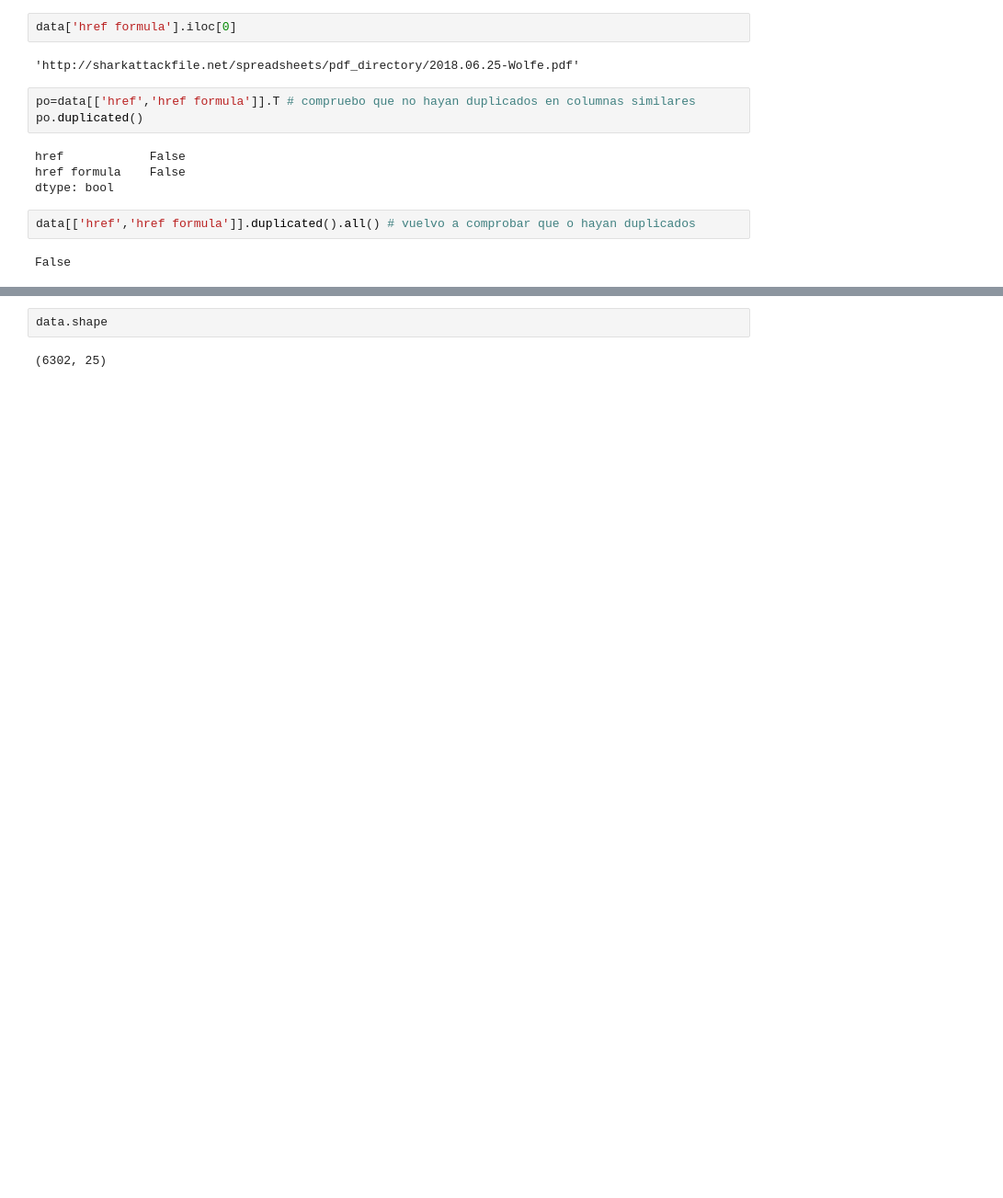
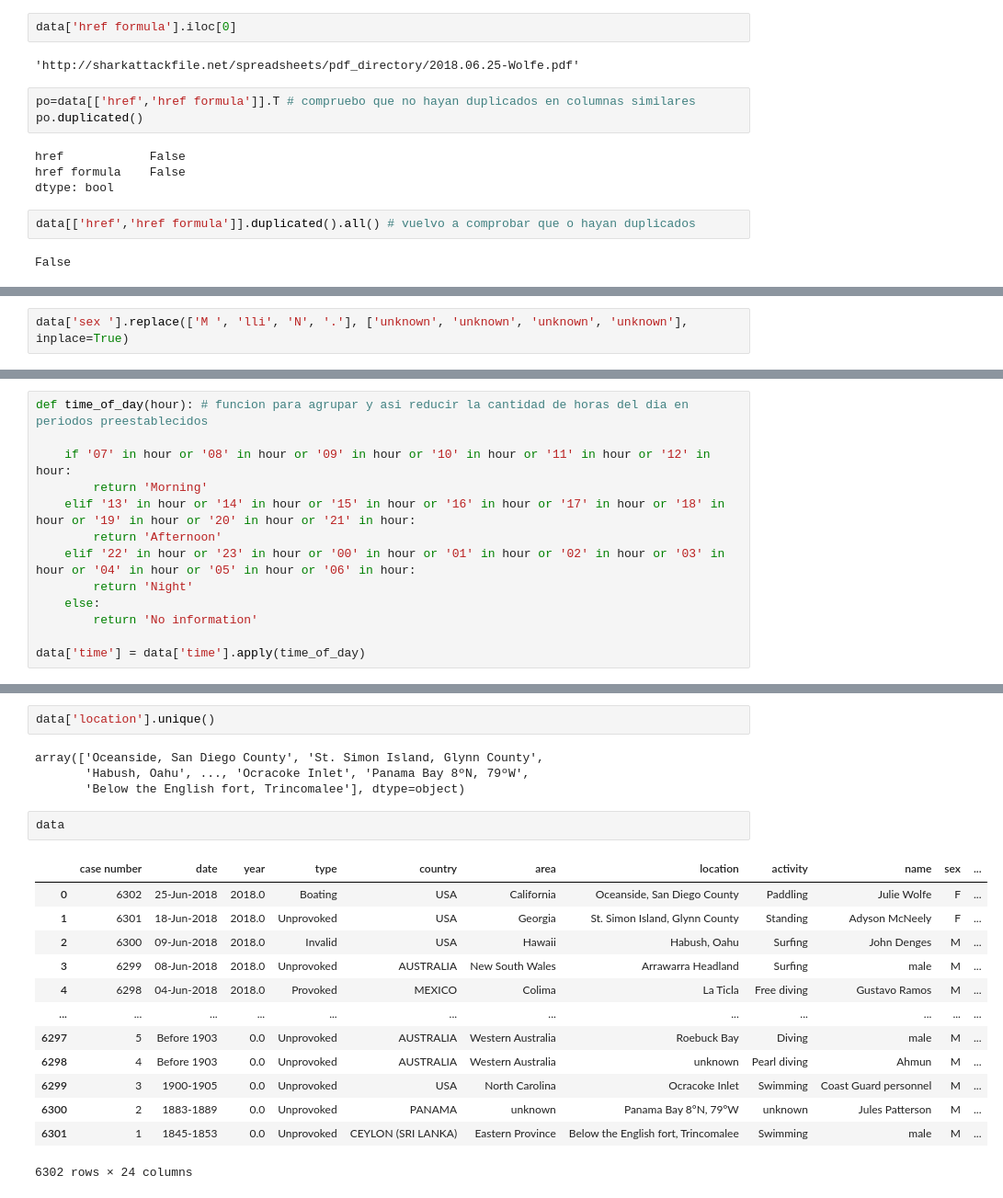
Before and after one commit to DFDA19/Primer-proyecto-ataque-tiburones, a Jupyter notebook: Proyecto-1.ipynb, the cells around one changed output, grey strips where cells are left out. Shown: that part at 92% size. Cells and saved outputs as stored; diff of their text form; blank space fills up the shorter version.

Commit message:
[Daniel Villanueva][mas limpieza e inclusion de funciones por columnas]

```diff
--- a/Proyecto-1.ipynb
+++ b/Proyecto-1.ipynb
@@ -295,0 +317,2 @@ Name: year, Length: 248, dtype: int64
+# %%
+data['sex '].replace(['M ', 'lli', 'N', '.'], ['unknown', 'unknown', 'unknown', 'unknown'], inplace=True)
@@ -295,0 +323,13 @@ Name: year, Length: 248, dtype: int64
+# %%
+def time_of_day(hour): # funcion para agrupar y asi reducir la cantidad de horas del dia en periodos preestablecidos
+
+    if '07' in hour or '08' in hour or '09' in hour or '10' in hour or '11' in hour or '12' in hour:
+        return 'Morning'
+    elif '13' in hour or '14' in hour or '15' in hour or '16' in hour or '17' in hour or '18' in hour or '19' in hour or '20' in hour or '21' in hour:
+        return 'Afternoon'
+    elif '22' in hour or '23' in hour or '00' in hour or '01' in hour or '02' in hour or '03' in hour or '04' in hour or '05' in hour or '06' in hour:
+        return 'Night'
+    else:
+        return 'No information'
+
+data['time'] = data['time'].apply(time_of_day)
@@ -296,4 +387,22 @@ Name: year, Length: 248, dtype: int64
+# %%
+data['location'].unique()
+# %% [output]
+array(['Oceanside, San Diego County', 'St. Simon Island, Glynn County',
+       'Habush, Oahu', ..., 'Ocracoke Inlet', 'Panama Bay 8ºN, 79ºW',
+       'Below the English fort, Trincomalee'], dtype=object)
 # %%
-data.shape
+data
 # %% [output]
+|  | case number | date | year | type | country | area | location | activity | name | sex | ... |
+| 0 | 6302 | 25-Jun-2018 | 2018.0 | Boating | USA | California | Oceanside, San Diego County | Paddling | Julie Wolfe | F | ... |
+| 1 | 6301 | 18-Jun-2018 | 2018.0 | Unprovoked | USA | Georgia | St. Simon Island, Glynn County | Standing | Adyson McNeely | F | ... |
+| 2 | 6300 | 09-Jun-2018 | 2018.0 | Invalid | USA | Hawaii | Habush, Oahu | Surfing | John Denges | M | ... |
+| 3 | 6299 | 08-Jun-2018 | 2018.0 | Unprovoked | AUSTRALIA | New South Wales | Arrawarra Headland | Surfing | male | M | ... |
+| 4 | 6298 | 04-Jun-2018 | 2018.0 | Provoked | MEXICO | Colima | La Ticla | Free diving | Gustavo Ramos | M | ... |
+| ... | ... | ... | ... | ... | ... | ... | ... | ... | ... | ... | ... |
+| 6297 | 5 | Before 1903 | 0.0 | Unprovoked | AUSTRALIA | Western Australia | Roebuck Bay | Diving | male | M | ... |
+| 6298 | 4 | Before 1903 | 0.0 | Unprovoked | AUSTRALIA | Western Australia | unknown | Pearl diving | Ahmun | M | ... |
+| 6299 | 3 | 1900-1905 | 0.0 | Unprovoked | USA | North Carolina | Ocracoke Inlet | Swimming | Coast Guard personnel | M | ... |
+| 6300 | 2 | 1883-1889 | 0.0 | Unprovoked | PANAMA | unknown | Panama Bay 8ºN, 79ºW | unknown | Jules Patterson | M | ... |
+| 6301 | 1 | 1845-1853 | 0.0 | Unprovoked | CEYLON (SRI LANKA) | Eastern Province | Below the English fort, Trincomalee | Swimming | male | M | ... |
-(6302, 25)
+6302 rows × 24 columns
```
Also changed, not shown: parts of 16 cells of this notebook.
